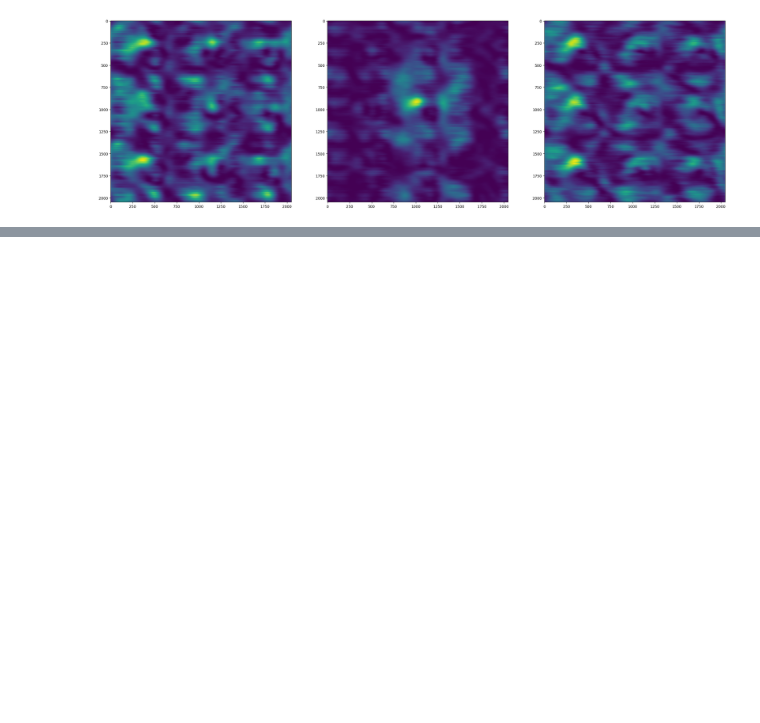
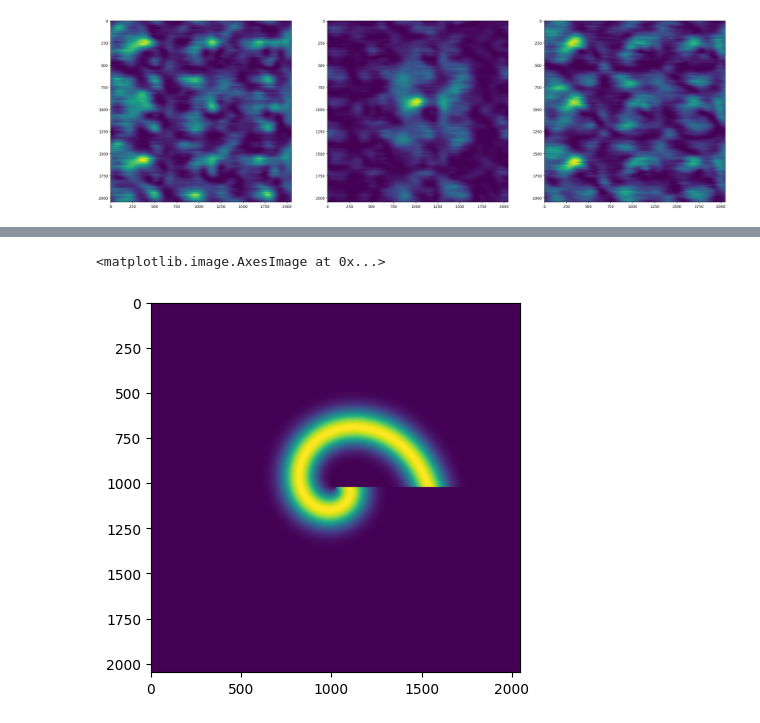
Before and after one commit to debangshu-mukherjee/janssen, a Jupyter notebook: tutorials/USAF_1951_Synthetic.ipynb, the cells around one changed output, grey strips where cells are left out. Cells and saved outputs as stored; diff of their text form; code cells hidden in the pictures; blank space fills up the shorter version.

```diff
--- a/tutorials/USAF_1951_Synthetic.ipynb
+++ b/tutorials/USAF_1951_Synthetic.ipynb
@@ -148,5 +148,5 @@ plt.imshow(jnp.abs(starting_object))
 # %%
 object_dx = pixel_spacing_real
 z0 = 0.0
-starting_wave = ptp.OpticalWavefront(starting_object, wavelength, object_dx, z0)
+starting_wave = jns.utils.make_optical_wavefront(starting_object, wavelength, object_dx, z0)
 # %%
@@ -215,2 +213,5 @@ Actual value: OpticalWavefront(field=Array([[9.37028155e-68+0.j, 1.13475660e-67+
 # %%
-plt.imshow(jnp.abs(ptp.circular_aperture(ptp.optical_zoom(starting_wave, 10), 1 / 1000).field))
+plt.imshow(jnp.abs(jns.simul.circular_aperture(jns.lenses.optical_zoom(starting_wave, 10), 1 / 1000).field))
+# %% [output]
+<matplotlib.image.AxesImage at 0x...>
+[figure, added]
```
Also changed, not shown: parts of 7 cells of this notebook, 2 other files.
